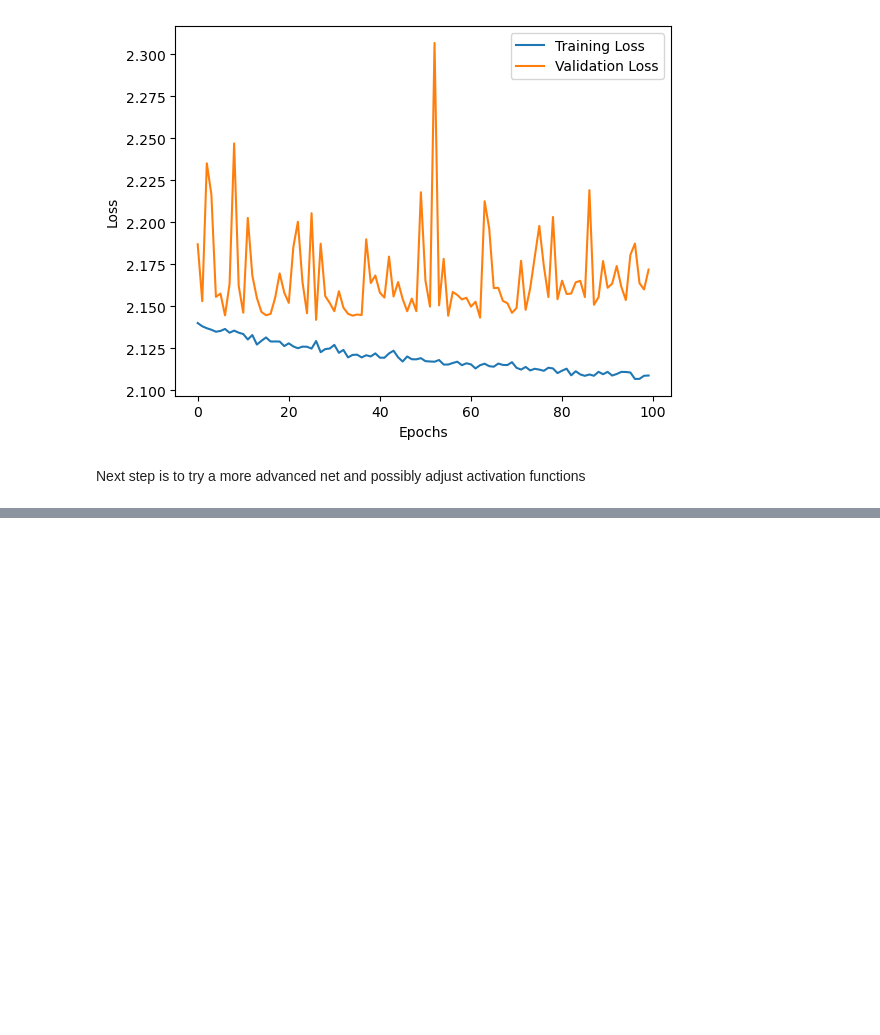
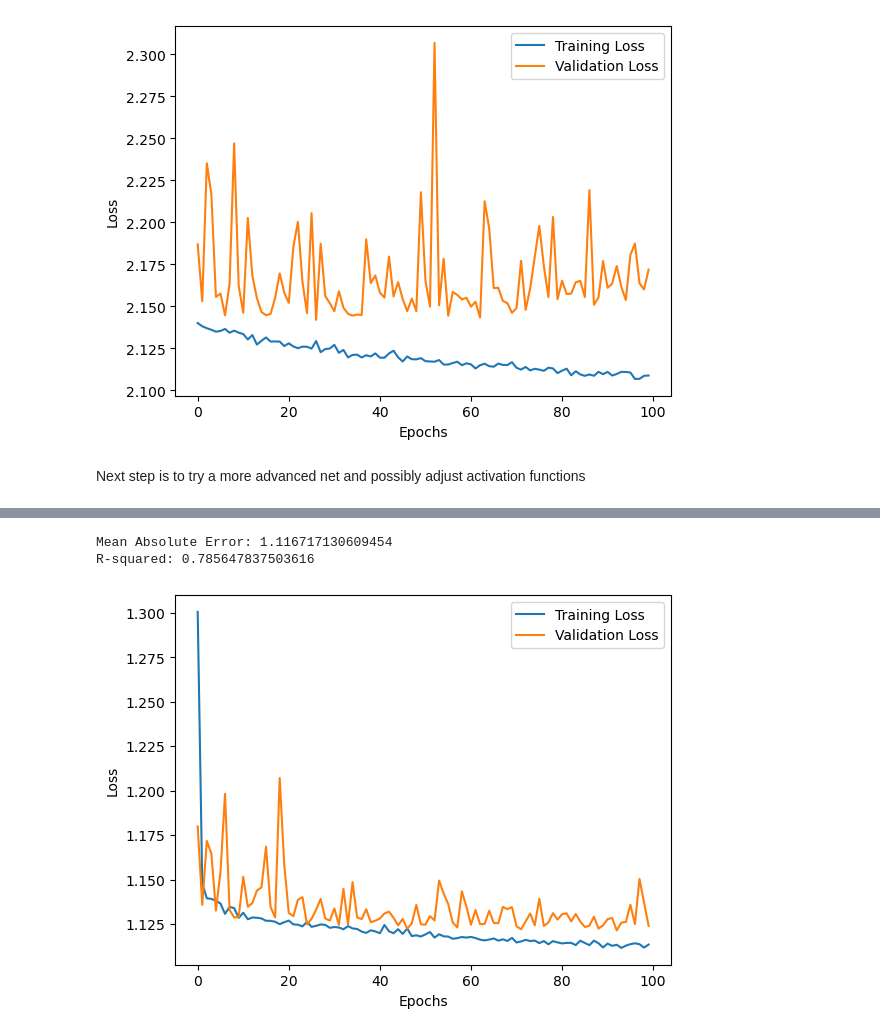
Before and after one commit to knowabee/baseball, a Jupyter notebook: Neural Net Regression.ipynb, the cells around one changed output, grey strips where cells are left out. Cells and saved outputs as stored; diff of their text form; code cells hidden in the pictures; blank space fills up the shorter version.

```diff
--- a/Neural Net Regression.ipynb
+++ b/Neural Net Regression.ipynb
@@ -144,0 +147,18 @@ Next step is to try a more advanced net and possibly adjust activation functions
+# %%
+# Initialize model
+import tensorflow as tf
+from tensorflow import keras
+
+model = keras.Sequential([
+    keras.layers.Dense(64, kernel_initializer='normal', activation="relu", input_shape=(16,)),
+    keras.layers.Dense(128, kernel_initializer='normal', activation="relu"),
+    keras.layers.Dense(128, kernel_initializer='normal', activation="relu"),
+    keras.layers.Dense(128, kernel_initializer='normal', activation="relu"),
+    keras.layers.Dense(1, kernel_initializer='normal', activation="linear")
+])
+
+# Compile model
+model.compile(optimizer="adam", loss="mean_absolute_error", metrics=["mean_absolute_error"])
+# %%
+# Train model
+history = model.fit(X_train, y_train, epochs=100, batch_size=100, validation_split=0.2, verbose=1)
@@ -144,0 +188,22 @@ Next step is to try a more advanced net and possibly adjust activation functions
+# %%
+# Calculate mean squared error
+from sklearn.metrics import mean_absolute_error, r2_score
+mae = mean_absolute_error(y_test, y_pred)
+print(f'Mean Absolute Error: {mae}')
+
+# Calculate R-squared
+r_squared = r2_score(y_test, y_pred)
+print(f'R-squared: {r_squared}')
+# %% [output]
+Mean Absolute Error: 1.116717130609454
+R-squared: 0.785647837503616
+# %%
+# Plot training and validation loss over epochs
+plt.plot(history.history['loss'], label='Training Loss')
+plt.plot(history.history['val_loss'], label='Validation Loss')
+plt.xlabel('Epochs')
+plt.ylabel('Loss')
+plt.legend()
+plt.show()
+# %% [output]
+[figure, added]
```
Also changed, not shown: parts of 4 cells of this notebook.
